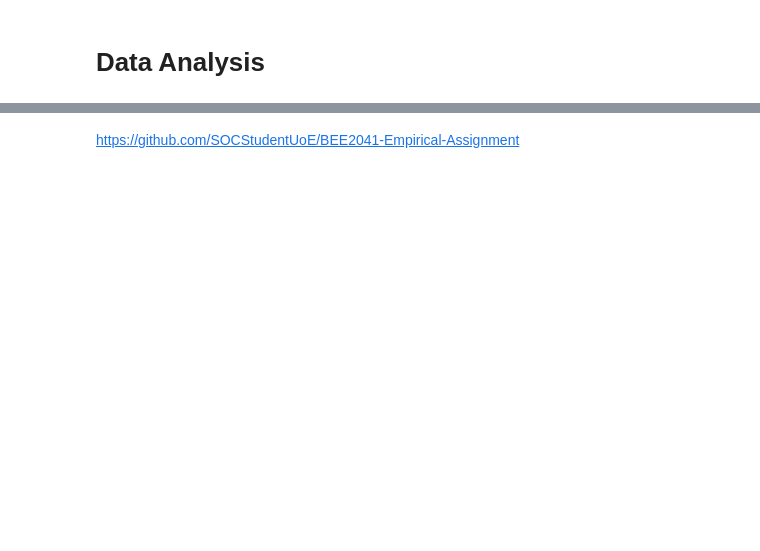
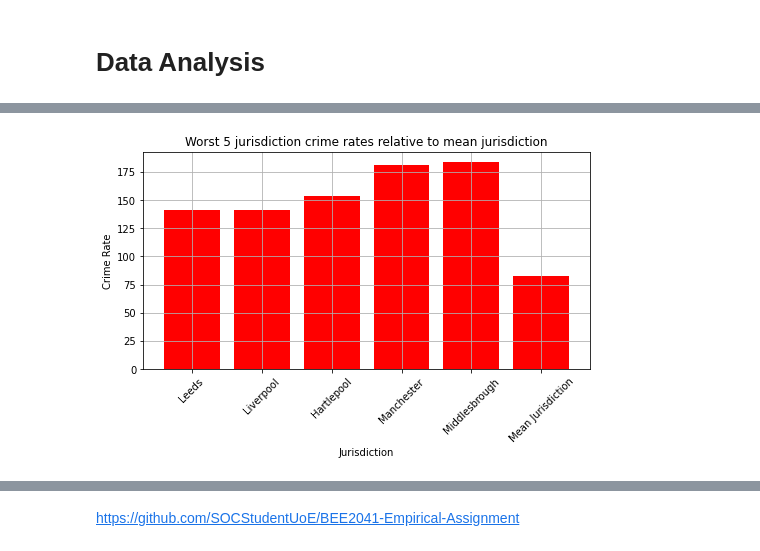
Before and after one commit to SOCStudentUoE/BEE2041-Empirical-Assignment, a Jupyter notebook: blog.ipynb, the cells around one changed output, grey strips where cells are left out. Saved outputs shown, nothing was run; the diff lists cells and outputs as text; code cells hidden in the pictures; blank space fills up the shorter version.

```diff
--- a/blog.ipynb
+++ b/blog.ipynb
@@ -791,0 +594,6 @@ We also want a dataframe that combines jurisdictions with their crime rates (exc
+# %%
+Bottom5Jurisdictions = RankedJurisdictions.iloc[-6:,:]
+RelativeComparison_Bottom = Bottom5Jurisdictions.copy()
+RelativeComparison_Bottom.loc['Mean Jurisdiction'] = RankedJurisdictions.loc['Mean Jurisdiction','Crime Rate']
+RelativeComparison_Bottom.loc['Mean Jurisdiction','Force Area'] = np.nan
+RelativeComparison_Bottom
@@ -793,0 +623,11 @@ We also want a dataframe that combines jurisdictions with their crime rates (exc
+# %%
+plt.figure(figsize=(8,4))
+plt.bar(RelativeComparison_Bottom.index, RelativeComparison_Bottom['Crime Rate'], color = 'red')
+plt.title('Worst 5 jurisdiction crime rates relative to mean jurisdiction')
+plt.xlabel('Jurisdiction')
+plt.ylabel('Crime Rate')
+plt.xticks(rotation=45)
+plt.grid(True)
+plt.show()
+# %% [output]
+[figure, added]
```
Also changed, not shown: parts of 35 cells of this notebook, 1 other file.
